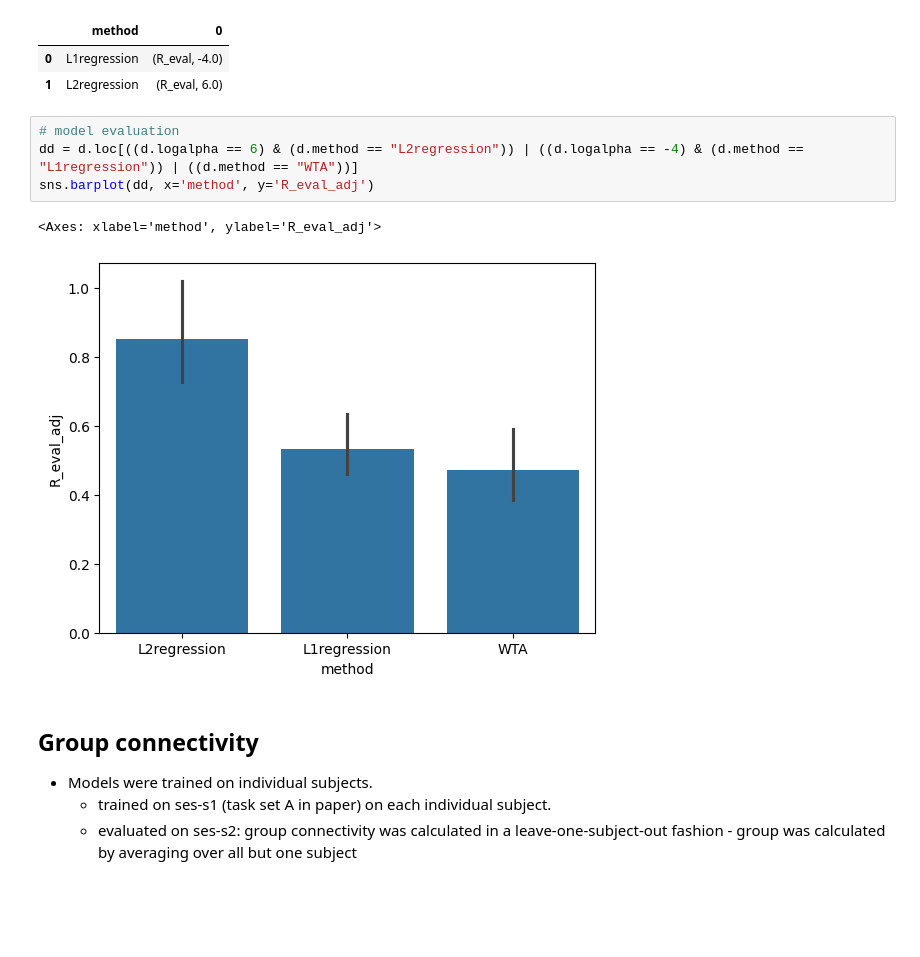
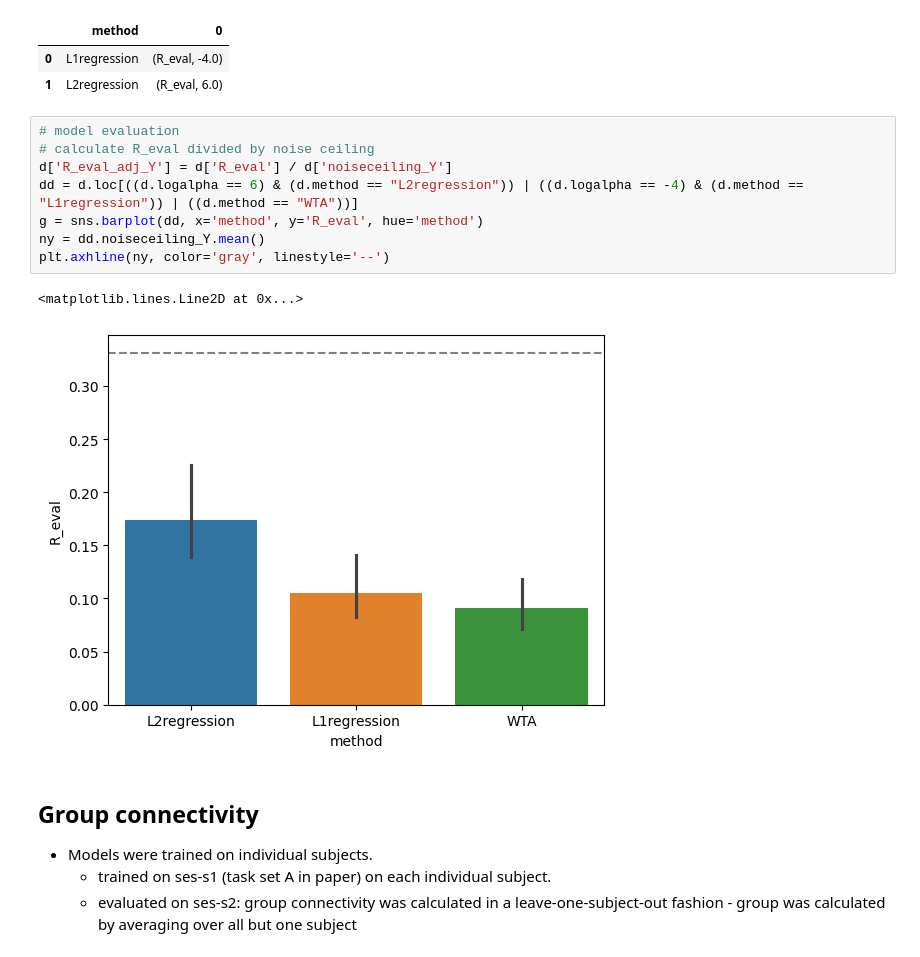
Before and after one commit to lshahsha/bg_conn_sr, a Jupyter notebook: notebooks/bg_model_eval.ipynb, the cells around one changed output. Saved outputs shown, nothing was run; the diff lists cells and outputs as text; blank space fills up the shorter version.

```diff
--- a/notebooks/bg_model_eval.ipynb
+++ b/notebooks/bg_model_eval.ipynb
@@ -61,11 +85,15 @@ best_model
 | 1 | L2regression | (R_eval, 6.0) |
 # %%
 # model evaluation
+# calculate R_eval divided by noise ceiling
+d['R_eval_adj_Y'] = d['R_eval'] / d['noiseceiling_Y']
 dd = d.loc[((d.logalpha == 6) & (d.method == "L2regression")) | ((d.logalpha == -4) & (d.method == "L1regression")) | ((d.method == "WTA"))]
-sns.barplot(dd, x='method', y='R_eval_adj')
+g = sns.barplot(dd, x='method', y='R_eval', hue='method')
+ny = dd.noiseceiling_Y.mean()
+plt.axhline(ny, color='gray', linestyle='--')
 # %% [output]
-<Axes: xlabel='method', ylabel='R_eval_adj'>
+<matplotlib.lines.Line2D at 0x...>
-[figure, old version]
+[figure, new version]
 # %% [markdown]
 ## Group connectivity
 
```
Also changed, not shown: parts of 3 cells of this notebook.
